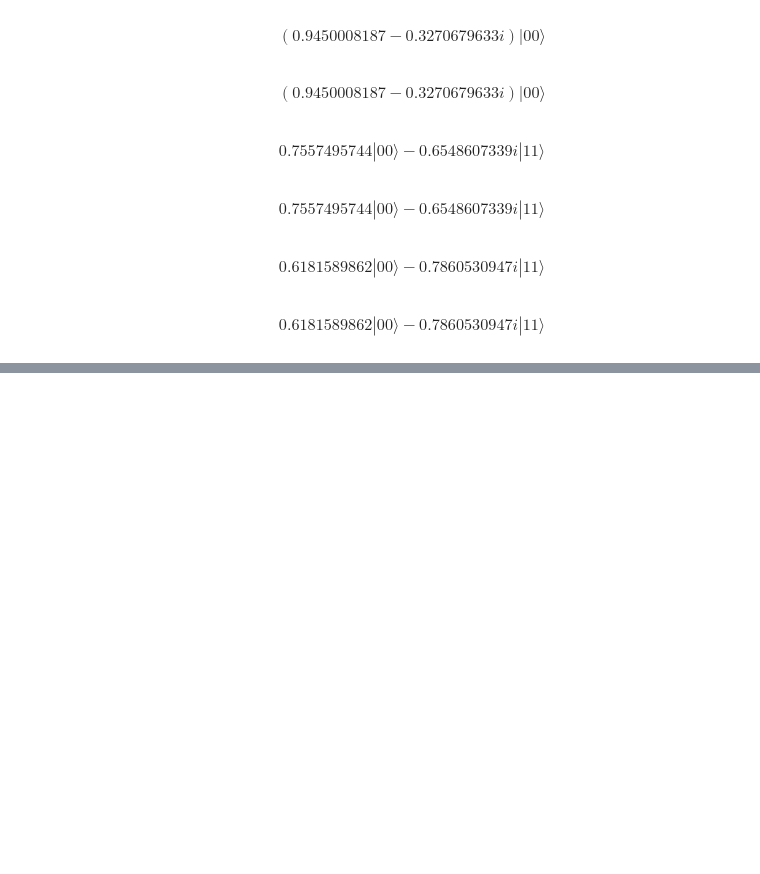
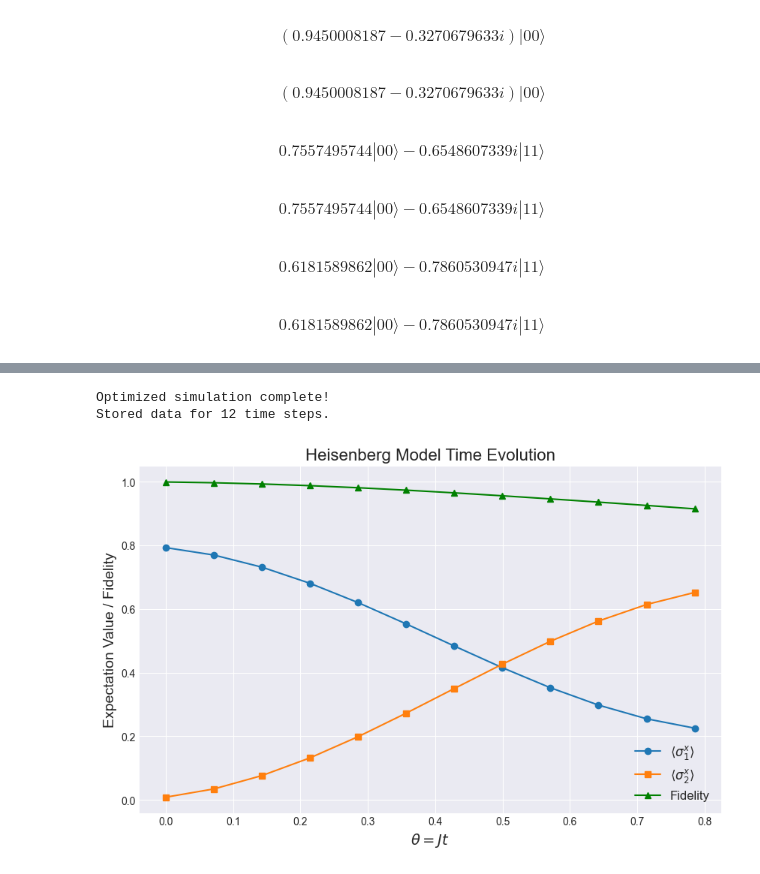
Before and after one commit to GT-Quantum-Computing-Association/LogicalQ, a Jupyter notebook: demos/QuantumSimulation.ipynb, the cells around one changed output, grey strips where cells are left out. Saved outputs shown, nothing was run; the diff lists cells and outputs as text; code cells hidden in the pictures; blank space fills up the shorter version.

```diff
--- a/demos/QuantumSimulation.ipynb
+++ b/demos/QuantumSimulation.ipynb
@@ -174,6 +309,0 @@ qc_test.draw(output="mpl")
-# %%
-def get_heisenberg_model_circuit(dt, J):
-    qc = QuantumCircuit(2)
-    Hxy_box = Hxy(dt, J)
-    qc = 0
-    pass
@@ -179,0 +312,74 @@ def get_heisenberg_model_circuit(dt, J):
+# %%
+# --- 1. Simulation Parameters ---
+J_coupling = 2 * np.pi * 6E6
+theta_final = np.pi / 4
+num_steps = 12
+thetas = np.linspace(0, theta_final, num_steps)
+dt = (theta_final / J_coupling) / num_steps
+
+# --- 2. Define Initial State and Operators ---
+# Initial state: 1/sqrt(5) * (|0> + 2|1>) @ |1>  = 1/sqrt(5) * (|01> + 2|11>)
+initial_state_vector = np.array([1, 0, 2, 0]) / np.sqrt(5)
+initial_sv = Statevector(initial_state_vector)
+
+# Define observables for expectation values
+X1 = SparsePauliOp("XI") # Corrected: X on qubit 0, I on qubit 1
+X2 = SparsePauliOp("IX") # Corrected: I on qubit 0, X on qubit 1
+
+# --- 3. Set up Ideal (Exact) Evolution for Fidelity Calculation ---
+# H = J * (XX + YY + ZZ)
+heisenberg_hamiltonian = J_coupling * (
+    SparsePauliOp("XX") + SparsePauliOp("YY") + SparsePauliOp("ZZ")
+)
+H_matrix = heisenberg_hamiltonian.to_matrix()
+
+
+results = {
+    "statevectors": [],
+    "exp_x1": [],
+    "exp_x2": [],
+    "fidelities": []
+}
+
+trotter_step_circuit = get_heisenberg_model_circuit(dt, J_coupling, quality = 4)
+
+# Start with a copy of the initial statevector
+current_sv = initial_sv.copy()
+
+for step in tqdm(range(num_steps)):
+    # Evolve current statevector by 1 iter.
+    current_sv = current_sv.evolve(trotter_step_circuit)
+    results["statevectors"].append(current_sv.copy())
+
+    # Calculate exp. values
+    exp_x1 = current_sv.expectation_value(X1).real
+    exp_x2 = current_sv.expectation_value(X2).real
+    results["exp_x1"].append(exp_x1)
+    results["exp_x2"].append(exp_x2)
+
+    # Calculate fidelity
+    current_time = (step + 1) * dt
+    U_ideal = expm(-1j * H_matrix * current_time)
+    ideal_sv = Statevector(np.dot(U_ideal, initial_state_vector))
+    fidelity = state_fidelity(current_sv, ideal_sv)
+    results["fidelities"].append(fidelity)
+
+print("Optimized simulation complete!")
+print(f"Stored data for {len(results['statevectors'])} time steps.")
+
+plt.style.use('seaborn-v0_8-darkgrid')
+fig, ax = plt.subplots(figsize=(10, 6))
+
+ax.plot(thetas, results["exp_x1"], 'o-', label=r'$\langle\sigma_1^x\rangle$')
+ax.plot(thetas, results["exp_x2"], 's-', label=r'$\langle\sigma_2^x\rangle$')
+ax.plot(thetas, results["fidelities"], '^-', label='Fidelity', color='green')
+
+ax.set_xlabel(r'$\theta = Jt$', fontsize=14)
+ax.set_ylabel('Expectation Value / Fidelity', fontsize=14)
+ax.set_title('Heisenberg Model Time Evolution', fontsize=16)
+ax.legend(fontsize=12)
+plt.show()
+# %% [output]
+Optimized simulation complete!
+Stored data for 12 time steps.
+[figure, added]
```
Also changed, not shown: parts of 31 cells of this notebook.
